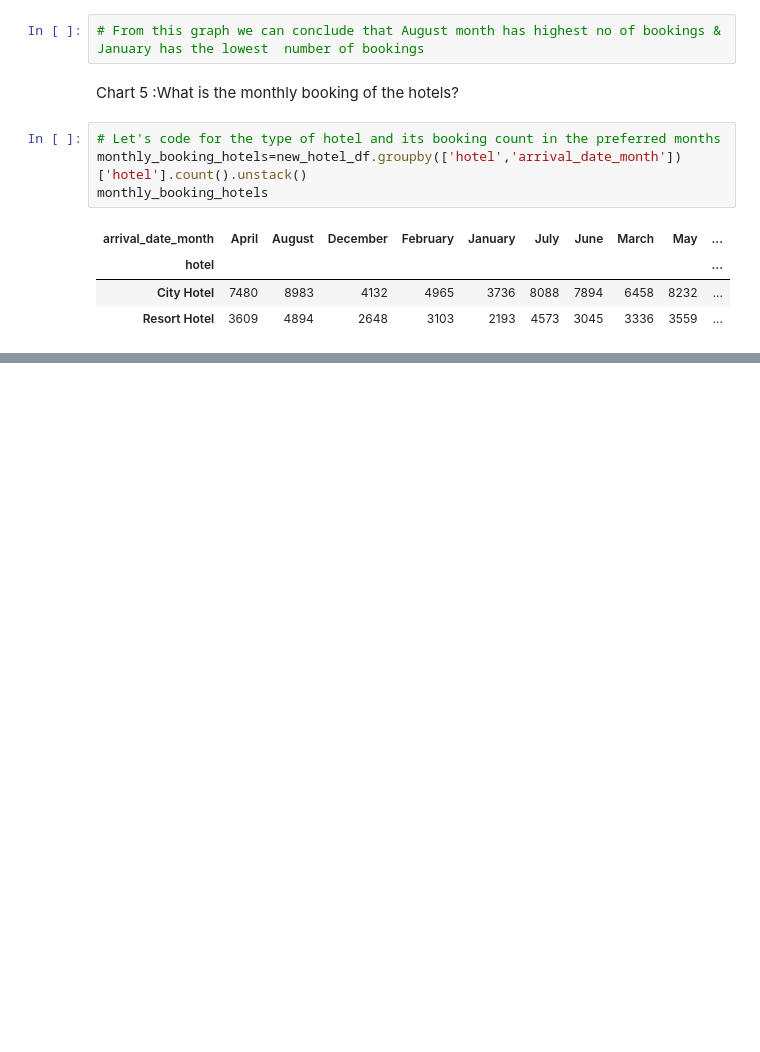
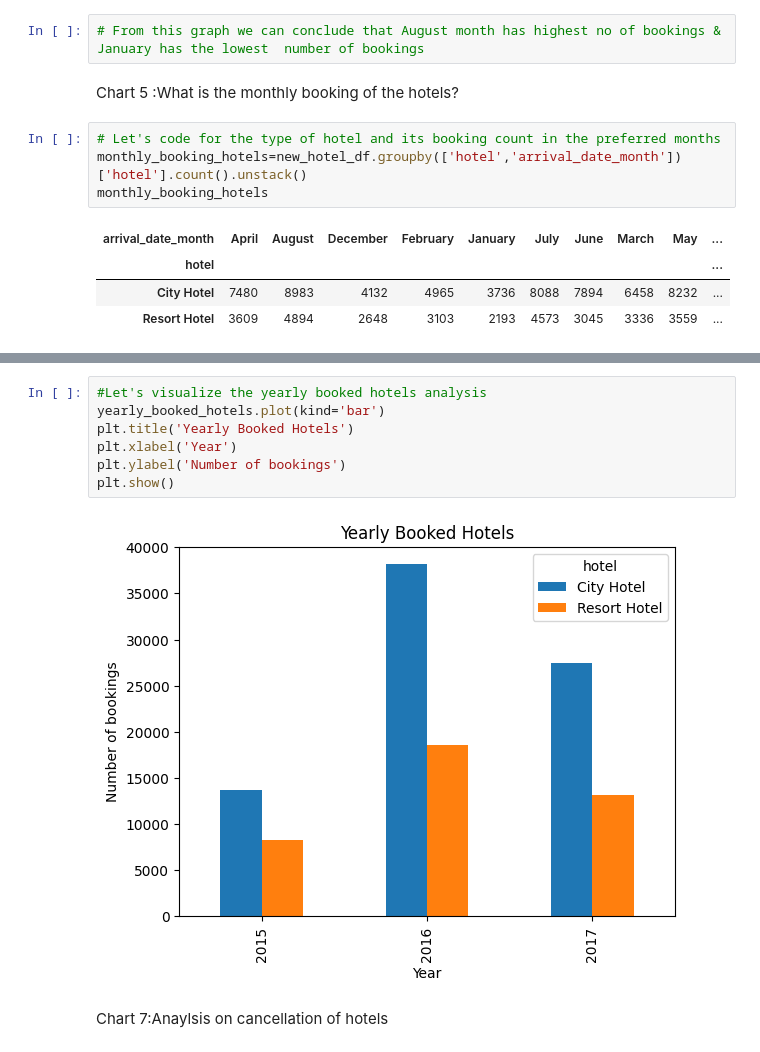
Before and after one commit to ShwetaBawankule/CAPSTONE-EDA-Hotel-Booking-Analysis, a Jupyter notebook: EDA_Hotel_booking_analysis.ipynb, the cells around one changed output, grey strips where cells are left out. Drawn from its saved outputs; the diff is of its cells as text; blank space fills up the shorter version.

```diff
--- a/EDA_Hotel_booking_analysis.ipynb
+++ b/EDA_Hotel_booking_analysis.ipynb
@@ -351,0 +364,11 @@ plt.show()
+# %%
+#Let's visualize the yearly booked hotels analysis
+yearly_booked_hotels.plot(kind='bar')
+plt.title('Yearly Booked Hotels')
+plt.xlabel('Year')
+plt.ylabel('Number of bookings')
+plt.show()
+# %% [output]
+[figure, added]
+# %% [markdown]
+Chart 7:Anaylsis on cancellation of hotels
```
Also changed, not shown: parts of 26 cells of this notebook.
